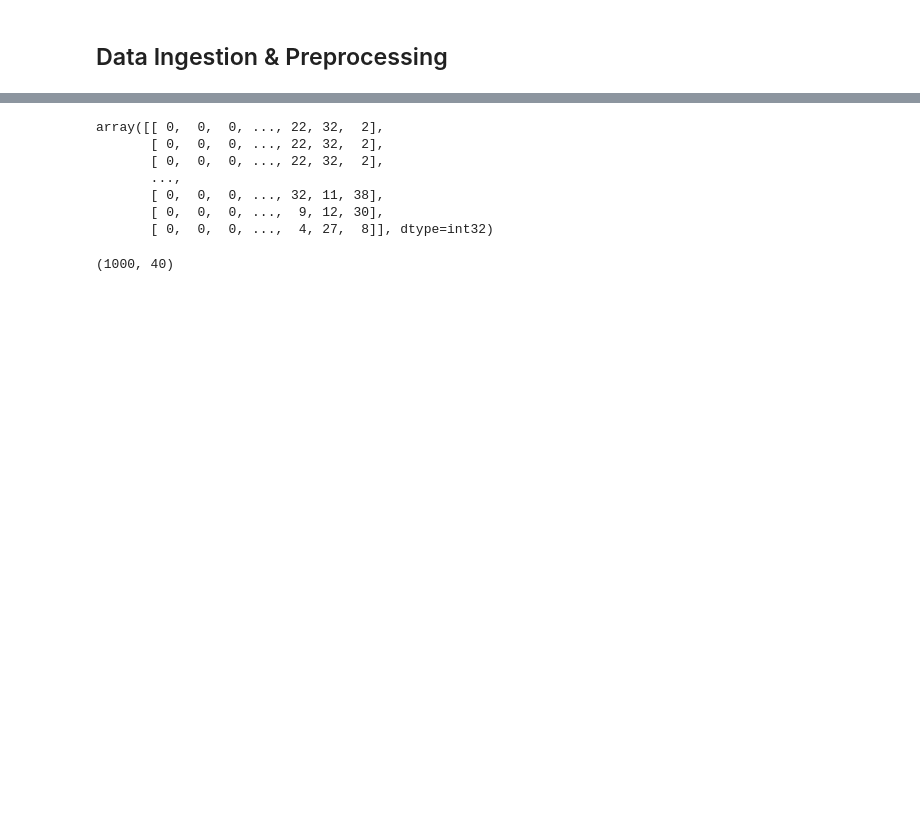
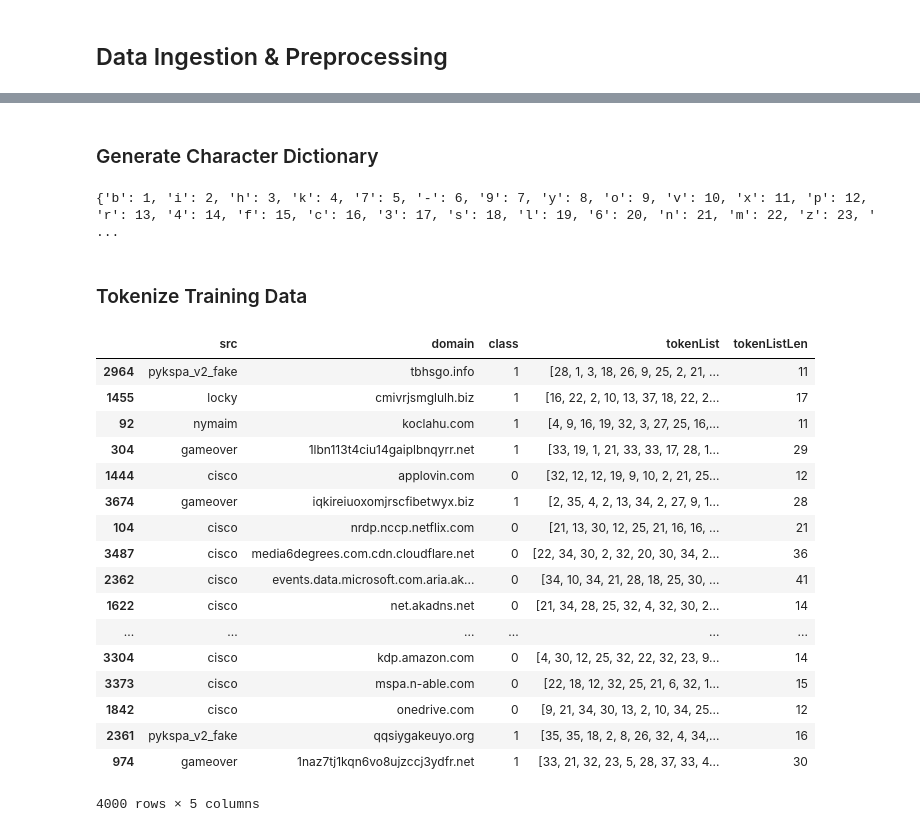
Before and after one commit to pjabes/detection-notebooks, a Jupyter notebook: DNS/dga.ipynb, the cells around one changed output, grey strips where cells are left out. Drawn from its saved outputs; the diff is of its cells as text; code cells hidden in the pictures; blank space fills up the shorter version.

```diff
--- a/DNS/dga.ipynb
+++ b/DNS/dga.ipynb
@@ -142,15 +91,0 @@ maxlen
-# %%
-X = sequence.pad_sequences(X, maxlen=maxlen)
-X
-# %% [output]
-array([[ 0,  0,  0, ..., 22, 32,  2],
-       [ 0,  0,  0, ..., 22, 32,  2],
-       [ 0,  0,  0, ..., 22, 32,  2],
-       ...,
-       [ 0,  0,  0, ..., 32, 11, 38],
-       [ 0,  0,  0, ...,  9, 12, 30],
-       [ 0,  0,  0, ...,  4, 27,  8]], dtype=int32)
-# %%
-X.shape
-# %% [output]
-(1000, 40)
@@ -159,3 +92,67 @@ Y = np.hstack([np.zeros(len(benign_domains)),np.ones(len(dga_domains))])
+# %% [markdown]
+### Generate Character Dictionary
+# %%
+def generate_char_dictionary(dataset):
+    """Determines the set of characters within the data """
+
+    chars_dict = dict() # Create an empty dict
+    unique_chars = enumerate(set(''.join(dataset)))
+
+    for i, x in unique_chars:
+        chars_dict[x] = i + 1
+
+    return chars_dict
+
+chars_dict = generate_char_dictionary(domains_df['domain'])
+max_features = len(chars_dict) + 1
+print(chars_dict)
+# %% [output]
+{'b': 1, 'i': 2, 'h': 3, 'k': 4, '7': 5, '-': 6, '9': 7, 'y': 8, 'o': 9, 'v': 10, 'x': 11, 'p': 12, 'r': 13, '4': 14, 'f': 15, 'c': 16, '3': 17, 's': 18, 'l': 19, '6': 20, 'n': 21, 'm': 22, 'z': 23, ' ...
+# %% [markdown]
+### Tokenize Training Data
+# %%
+def tokenizeString(domain, chars_dict):
+    """Neural Networks require data to be tokenized as integers to work."""
+
+    tokenList = []
+
+    for char in domain:
+        tokenList.append(chars_dict[char])
+
+    return tokenList
+
+
+def padToken(dataset, maxlen):
+
+    newList = [0] * maxlen
+    return newList + dataset
+
+domains_df['tokenList'] = domains_df.apply(lambda row: tokenizeString(row['domain'], chars_dict), axis=1)
+domains_df['tokenListLen'] = domains_df['tokenList'].apply(lambda x: len(x))
+
+# Calculate the largest length within the DataFrame
+maxlen = domains_df['tokenListLen'].max()
+
+display(domains_df)
+# %% [output]
+|  | src | domain | class | tokenList | tokenListLen |
+| 2964 | pykspa_v2_fake | tbhsgo.info | 1 | [28, 1, 3, 18, 26, 9, 25, 2, 21, ... | 11 |
+| 1455 | locky | cmivrjsmglulh.biz | 1 | [16, 22, 2, 10, 13, 37, 18, 22, 2... | 17 |
+| 92 | nymaim | koclahu.com | 1 | [4, 9, 16, 19, 32, 3, 27, 25, 16,... | 11 |
+| 304 | gameover | 1lbn113t4ciu14gaiplbnqyrr.net | 1 | [33, 19, 1, 21, 33, 33, 17, 28, 1... | 29 |
+| 1444 | cisco | applovin.com | 0 | [32, 12, 12, 19, 9, 10, 2, 21, 25... | 12 |
+| 3674 | gameover | iqkireiuoxomjrscfibetwyx.biz | 1 | [2, 35, 4, 2, 13, 34, 2, 27, 9, 1... | 28 |
+| 104 | cisco | nrdp.nccp.netflix.com | 0 | [21, 13, 30, 12, 25, 21, 16, 16, ... | 21 |
+| 3487 | cisco | media6degrees.com.cdn.cloudflare.net | 0 | [22, 34, 30, 2, 32, 20, 30, 34, 2... | 36 |
+| 2362 | cisco | events.data.microsoft.com.aria.ak... | 0 | [34, 10, 34, 21, 28, 18, 25, 30, ... | 41 |
+| 1622 | cisco | net.akadns.net | 0 | [21, 34, 28, 25, 32, 4, 32, 30, 2... | 14 |
+| ... | ... | ... | ... | ... | ... |
+| 3304 | cisco | kdp.amazon.com | 0 | [4, 30, 12, 25, 32, 22, 32, 23, 9... | 14 |
+| 3373 | cisco | mspa.n-able.com | 0 | [22, 18, 12, 32, 25, 21, 6, 32, 1... | 15 |
+| 1842 | cisco | onedrive.com | 0 | [9, 21, 34, 30, 13, 2, 10, 34, 25... | 12 |
+| 2361 | pykspa_v2_fake | qqsiygakeuyo.org | 1 | [35, 35, 18, 2, 8, 26, 32, 4, 34,... | 16 |
+| 974 | gameover | 1naz7tj1kqn6vo8ujzccj3ydfr.net | 1 | [33, 21, 32, 23, 5, 28, 37, 33, 4... | 30 |
+4000 rows × 5 columns
 # %%
 def build_model(max_features_num, maxlen):
     """Build LSTM model"""
```
Also changed, not shown: parts of 15 cells of this notebook.
